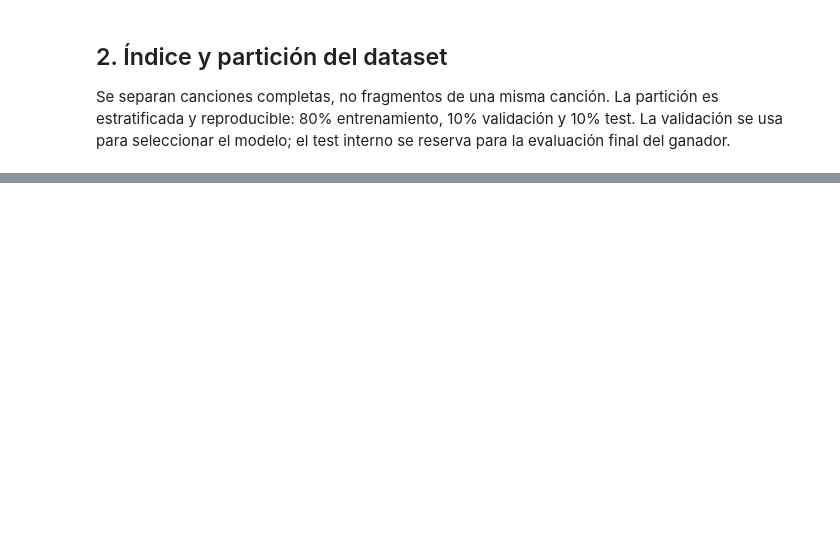
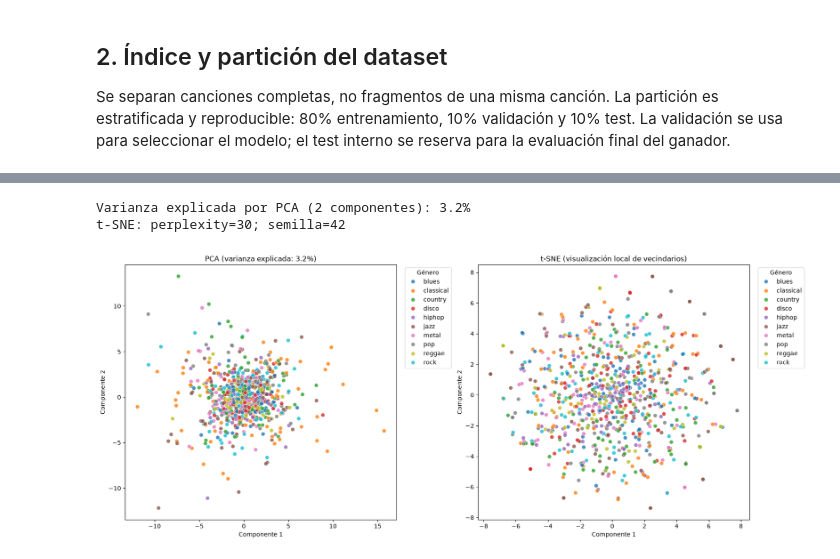
Before and after one commit to waltergsotelo/aprendizaje_profundo, a Jupyter notebook: TP_3_final.ipynb, the cells around one changed output, grey strips where cells are left out. Cells and saved outputs as stored; diff of their text form; code cells hidden in the pictures; blank space fills up the shorter version.

```diff
--- a/TP_3_final.ipynb
+++ b/TP_3_final.ipynb
@@ -271,0 +481,75 @@ Ambos modelos reciben `(Batch, T, 40)`, usan dos capas recurrentes bidireccional
+# %%
+from sklearn.decomposition import PCA
+from sklearn.manifold import TSNE
+from sklearn.preprocessing import StandardScaler
+
+N_TEMPORAL_BINS = 12
+train_descriptors = []
+train_genres = []
+for idx in train_idx:
+    length = int(sequence_lengths[idx])
+    sequence = sequences[idx][:length]
+    temporal_bins = np.array_split(sequence, N_TEMPORAL_BINS, axis=0)
+    descriptor = np.concatenate([segment.mean(axis=0) for segment in temporal_bins])
+    train_descriptors.append(descriptor)
+    train_genres.append(class_names[labels[idx]])
+
+X_eda = StandardScaler().fit_transform(np.vstack(train_descriptors))
+if X_eda.shape[0] < 3:
+    raise ValueError("Se necesitan al menos tres canciones de entrenamiento para PCA y t-SNE.")
+
+# PCA en dos dimensiones: además de las coordenadas, reportamos varianza explicada.
+pca_2d = PCA(n_components=2, random_state=SEED)
+X_pca = pca_2d.fit_transform(X_eda)
+
+# Para t-SNE reducimos primero el ruido y el costo con PCA de hasta 50 componentes.
+n_components_tsne = min(50, X_eda.shape[0] - 1, X_eda.shape[1])
+X_tsne_input = PCA(n_components=n_components_tsne, random_state=SEED).fit_transform(X_eda)
+perplexity = min(30.0, float(X_eda.shape[0] - 1))
+tsne = TSNE(
+    n_components=2,
+    perplexity=perplexity,
+    init="pca",
+    learning_rate=200.0,
+    random_state=SEED,
+)
+X_tsne = tsne.fit_transform(X_tsne_input)
+
+print(
+    "Varianza explicada por PCA (2 componentes): "
+    f"{pca_2d.explained_variance_ratio_.sum():.1%}"
+)
+print(f"t-SNE: perplexity={perplexity:g}; semilla={SEED}")
+
+fig, axes = plt.subplots(1, 2, figsize=(17, 7))
+for ax, coordinates, title in (
+    (axes[0], X_pca, "PCA"),
+    (axes[1], X_tsne, "t-SNE"),
+):
+    projection = pd.DataFrame({
+        "Componente 1": coordinates[:, 0],
+        "Componente 2": coordinates[:, 1],
+        "Género": train_genres,
+    })
+    sns.scatterplot(
+        data=projection,
+        x="Componente 1",
+        y="Componente 2",
+        hue="Género",
+        hue_order=class_names,
+        palette="tab10",
+        alpha=0.8,
+        s=45,
+        ax=ax,
+    )
+    ax.set_title(
+        f"PCA (varianza explicada: {pca_2d.explained_variance_ratio_.sum():.1%})"
+        if title == "PCA" else "t-SNE (visualización local de vecindarios)"
+    )
+    ax.legend(title="Género", bbox_to_anchor=(1.02, 1), loc="upper left")
+plt.tight_layout()
+plt.show()
+# %% [output]
+Varianza explicada por PCA (2 componentes): 3.2%
+t-SNE: perplexity=30; semilla=42
+[figure, added]
```
Also changed, not shown: parts of 18 cells of this notebook.
